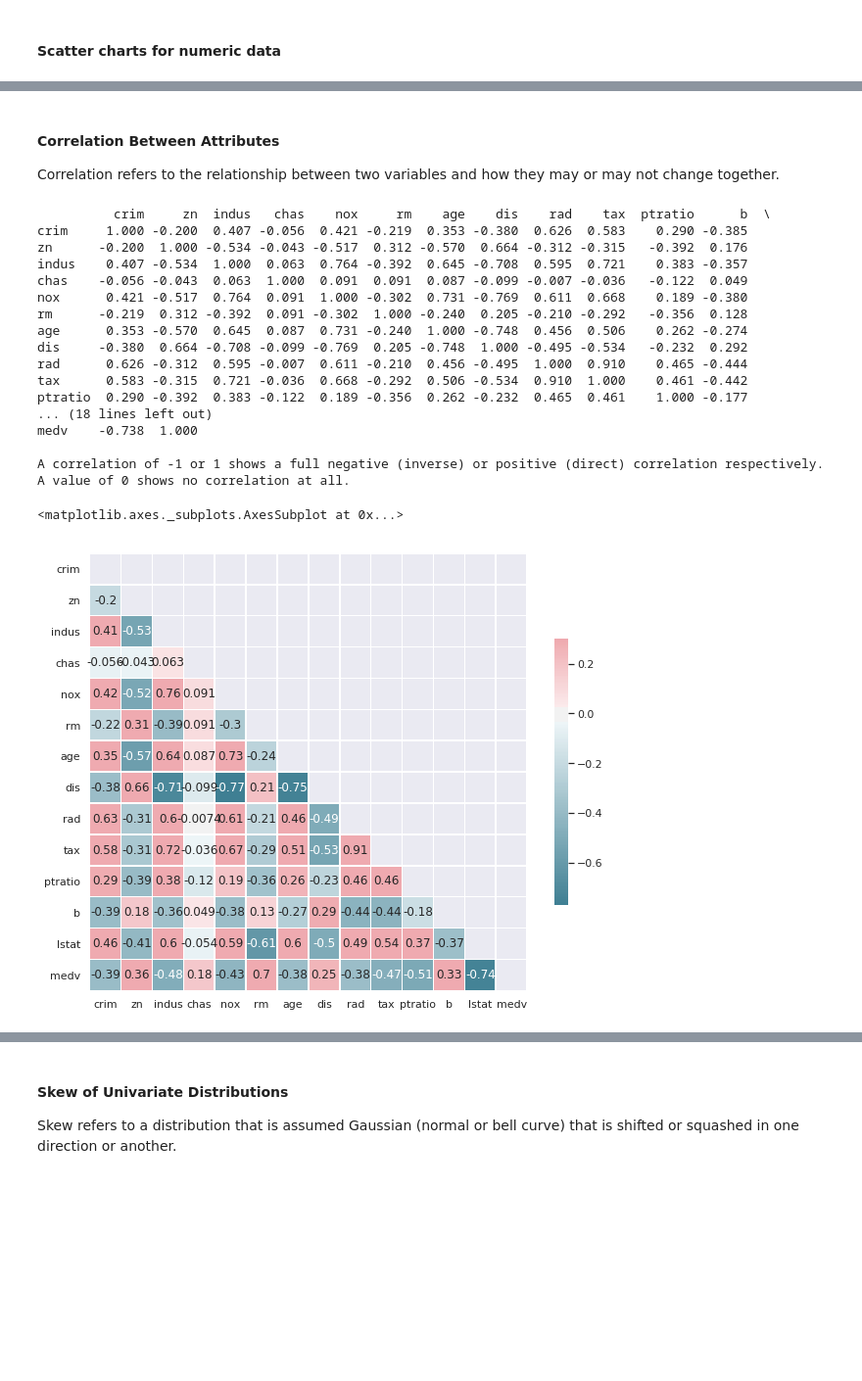
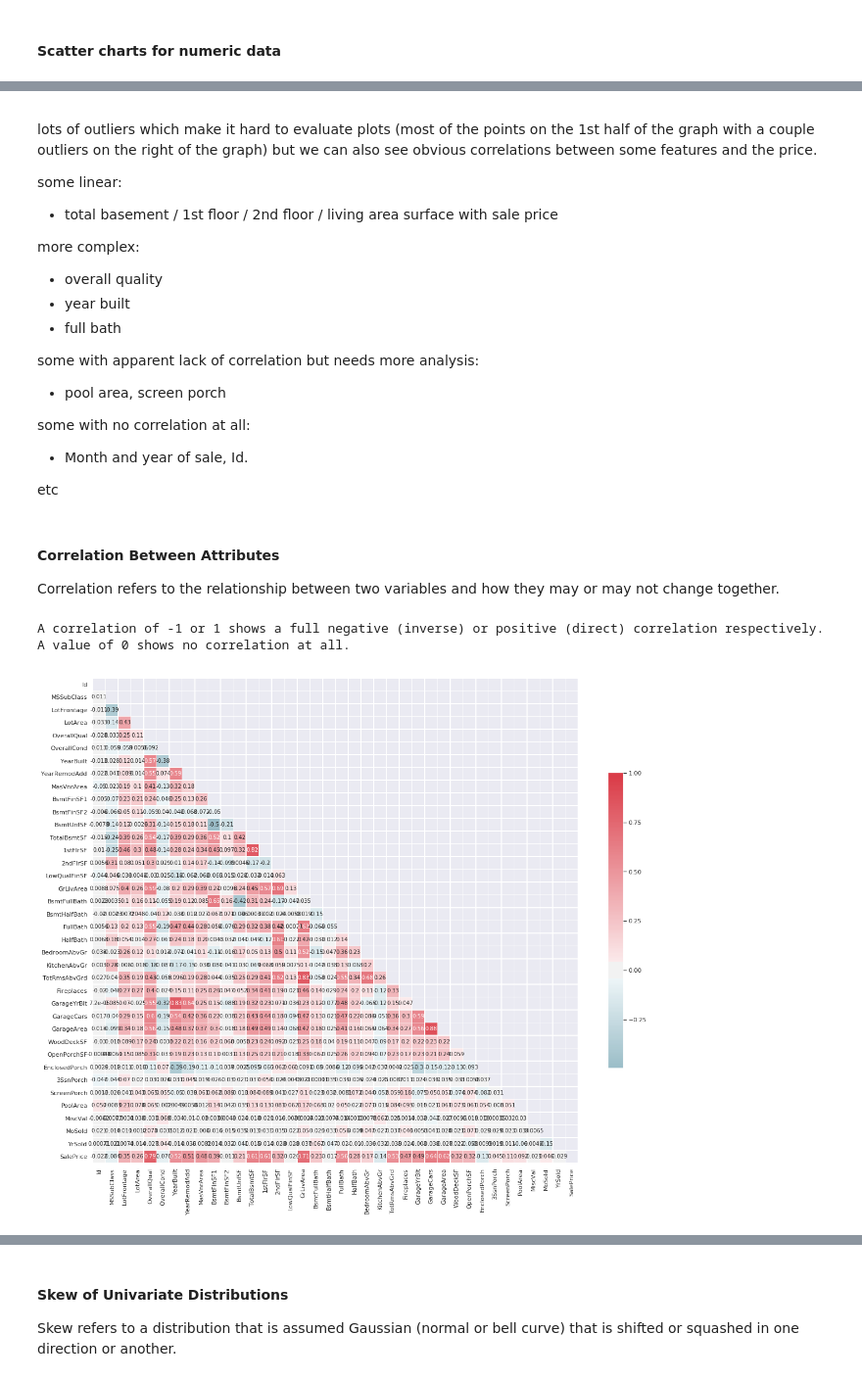
Before and after one commit to jcharlet/awesome-ai-ml-dl, a Jupyter notebook: notebooks/jupyter/housePrices/01_Exploratory_Data_Analysis_(Do_we_know_our_data).ipynb, the cells around one changed output, grey strips where cells are left out. Shown at 98% size. Cells and saved outputs as stored; diff of their text form; code cells hidden in the pictures; blank space fills up the shorter version.

```diff
--- a/notebooks/jupyter/housePrices/01_Exploratory_Data_Analysis_(Do_we_know_our_data).ipynb
+++ b/notebooks/jupyter/housePrices/01_Exploratory_Data_Analysis_(Do_we_know_our_data).ipynb
@@ -104,0 +62,14 @@ Go through the dataset description. Have some thoughts about which features migh
+# %%
+import pandas as pd
+import numpy as np
+import seaborn as sns
+import matplotlib.pyplot as plt
+sns.set()
+pd.set_option('display.max_columns', None)
+
+df = pd.read_csv("data/train.csv")
+df_test = pd.read_csv("data/test.csv")
+
+!cat "data/labels_description.csv"
+
+df.columns
@@ -359,3 +371,27 @@ etc
+# %% [markdown]
+>>
+lots of outliers which make it hard to evaluate plots (most of the points on the 1st half of the graph with a couple outliers on the right of the graph)
+but we can also see obvious correlations between some features and the price.
+
+>>
+some linear:
+- total basement / 1st floor / 2nd floor / living area surface with sale price
+
+>>
+more complex:
+- overall quality
+- year built
+- full bath
+
+>>
+some with apparent lack of correlation but needs more analysis:
+- pool area, screen porch
+
+>>
+some with no correlation at all:
+- Month and year of sale, Id.
+>>
+etc
 # %% [markdown]
 #### Correlation Between Attributes
 
@@ -363,46 +399,34 @@ Correlation refers to the relationship between two variables and how they may or
 # %%
 # Pairwise Pearson correlations
 pd.set_option('display.width', 100)
-pd.set_option('precision', 3)
-correlations = data.corr(method='pearson')
-print(correlations)
-print()
+pd.set_option('precision', 1)
+df_corr=df[df.select_dtypes(include=[np.number]).columns];
+correlations = df_corr.corr(method='pearson')
+# print(correlations)
+# print()
 print("A correlation of -1 or 1 shows a full negative (inverse) or positive (direct) correlation respectively.")
 print("A value of 0 shows no correlation at all.")
 
 # Generate a mask for the upper triangle
 mask = np.zeros_like(correlations, dtype=np.bool)
 mask[np.triu_indices_from(mask)] = True
 
 # Set up the matplotlib figure
-f, ax = plt.subplots(figsize=(10, 10));
+f, ax = plt.subplots(figsize=(20, 20));
 
 # Generate a custom diverging colormap
-cmap = sns.diverging_palette(220, 10, as_cmap=True)
+cmap = sns.diverging_palette(220, 10, as_cmap=True);
 
 # Draw the heatmap with the mask and correct aspect ratio
-sns.heatmap(correlations, mask=mask, cmap=cmap, vmax=.3, center=0,
-            square=True, linewidths=.5, cbar_kws={"shrink": .5},annot=True)
+sns.heatmap(correlations, mask=mask, cmap=cmap, center=0,
+            square=True, linewidths=.5, cbar_kws={"shrink": .5},\
+            annot=True)
+#            )
+plt.show()
 # correlation_matrix = boston.corr().round(2)
 # annot = True to print the values inside the square
 # sns.heatmap(correlations, annot=True,mask=mask, cmap=cmap)
 # %% [output]
-          crim     zn  indus   chas    nox     rm    age    dis    rad    tax  ptratio      b  \
-crim     1.000 -0.200  0.407 -0.056  0.421 -0.219  0.353 -0.380  0.626  0.583    0.290 -0.385
-zn      -0.200  1.000 -0.534 -0.043 -0.517  0.312 -0.570  0.664 -0.312 -0.315   -0.392  0.176
-indus    0.407 -0.534  1.000  0.063  0.764 -0.392  0.645 -0.708  0.595  0.721    0.383 -0.357
-chas    -0.056 -0.043  0.063  1.000  0.091  0.091  0.087 -0.099 -0.007 -0.036   -0.122  0.049
-nox      0.421 -0.517  0.764  0.091  1.000 -0.302  0.731 -0.769  0.611  0.668    0.189 -0.380
-rm      -0.219  0.312 -0.392  0.091 -0.302  1.000 -0.240  0.205 -0.210 -0.292   -0.356  0.128
-age      0.353 -0.570  0.645  0.087  0.731 -0.240  1.000 -0.748  0.456  0.506    0.262 -0.274
-dis     -0.380  0.664 -0.708 -0.099 -0.769  0.205 -0.748  1.000 -0.495 -0.534   -0.232  0.292
-rad      0.626 -0.312  0.595 -0.007  0.611 -0.210  0.456 -0.495  1.000  0.910    0.465 -0.444
-tax      0.583 -0.315  0.721 -0.036  0.668 -0.292  0.506 -0.534  0.910  1.000    0.461 -0.442
-ptratio  0.290 -0.392  0.383 -0.122  0.189 -0.356  0.262 -0.232  0.465  0.461    1.000 -0.177
-... (18 lines left out)
-medv    -0.738  1.000
-
 A correlation of -1 or 1 shows a full negative (inverse) or positive (direct) correlation respectively.
 A value of 0 shows no correlation at all.
-<matplotlib.axes._subplots.AxesSubplot at 0x...>
-[figure, old version]
+[figure, new version]
```
Also changed, not shown: parts of 40 cells of this notebook.
